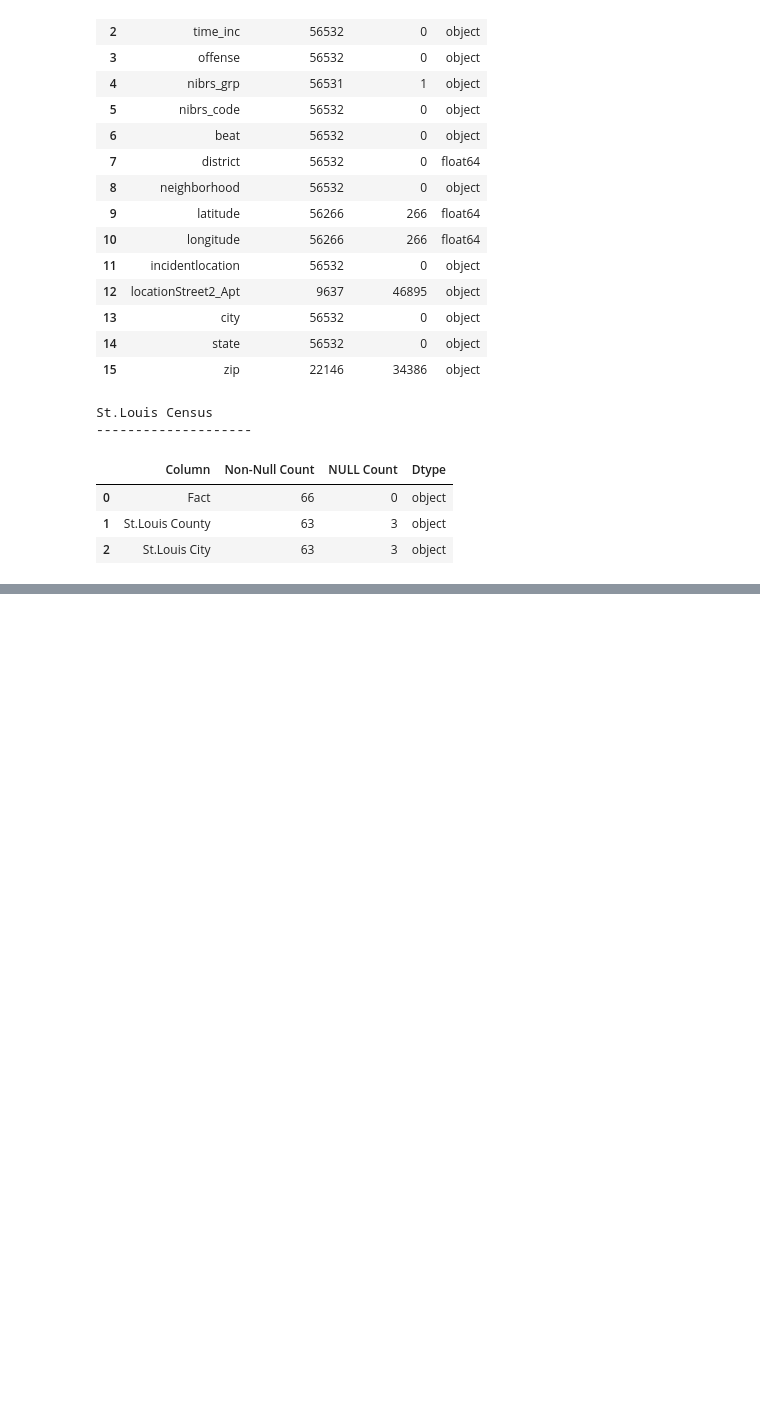
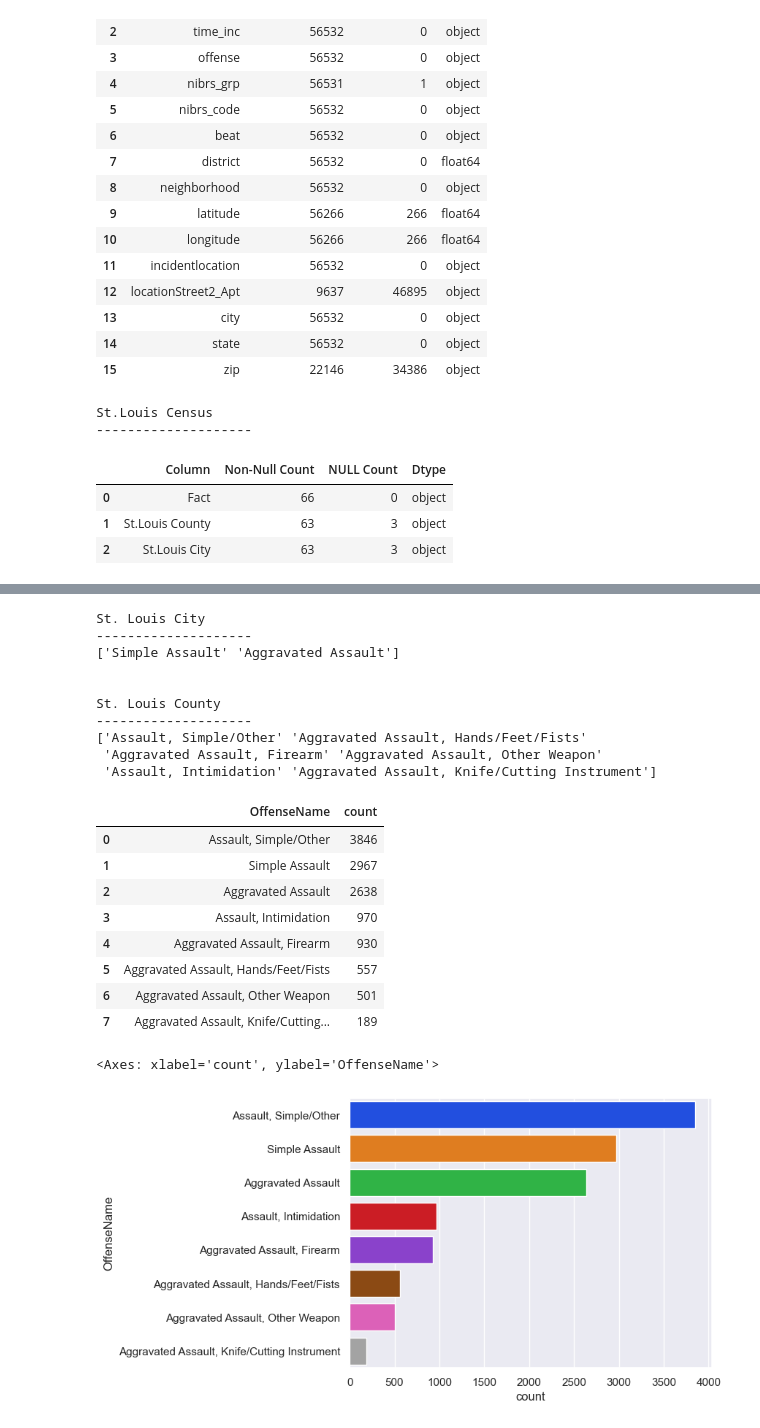
Before and after one commit to KyleHoss/Data-Science-Portfolio, a Jupyter notebook: General Analysis/St-Louis-Crime/StlCrimeAnalysis.ipynb, the cells around one changed output, grey strips where cells are left out. Cells and saved outputs as stored; diff of their text form; code cells hidden in the pictures; blank space fills up the shorter version.

```diff
--- a/General Analysis/St-Louis-Crime/StlCrimeAnalysis.ipynb
+++ b/General Analysis/St-Louis-Crime/StlCrimeAnalysis.ipynb
@@ -154,0 +301,6 @@ array(['Property', 'Society', 'Person'], dtype=object)
+# %%
+# Make Datetime the date plus the time difference in hours if the hours are over 24.
+stl_city_df['Datetime'] = (pd.to_datetime(stl_city_df['date_inc'], format='%Y-%m-%d') + pd.to_timedelta(stl_city_df['time_inc']))
+
+# Show Correct Time of Crimes
+stl_city_df['Datetime'].astype(str).str[10:16].unique()
@@ -154,0 +378,6 @@ array(['Property', 'Society', 'Person'], dtype=object)
+# %%
+# Convert the data it was called in to DateTime Format
+stl_county_df['Datetime'] = pd.to_datetime(stl_county_df['dtCalledIntoCad'])
+
+# Show the times
+stl_county_df['Datetime'].head(3)
@@ -154,0 +549,32 @@ array(['Property', 'Society', 'Person'], dtype=object)
+# %%
+offenseName = 'Assault'
+
+print('St. Louis City')
+print('-'*20)
+print(stl_city_df[stl_city_df['OffenseName'].str.contains(offenseName, na=False)]['OffenseName'].unique())
+
+print('\n\nSt. Louis County')
+print('-'*20)
+print(stl_county_df[stl_county_df['OffenseName'].str.contains(offenseName, na=False)]['OffenseName'].unique())
+# %% [output]
+St. Louis City
+--------------------
+['Simple Assault' 'Aggravated Assault']
+
+
+St. Louis County
+--------------------
+['Assault, Simple/Other' 'Aggravated Assault, Hands/Feet/Fists'
+ 'Aggravated Assault, Firearm' 'Aggravated Assault, Other Weapon'
+ 'Assault, Intimidation' 'Aggravated Assault, Knife/Cutting Instrument']
+|  | OffenseName | count |
+| 0 | Assault, Simple/Other | 3846 |
+| 1 | Simple Assault | 2967 |
+| 2 | Aggravated Assault | 2638 |
+| 3 | Assault, Intimidation | 970 |
+| 4 | Aggravated Assault, Firearm | 930 |
+| 5 | Aggravated Assault, Hands/Feet/Fists | 557 |
+| 6 | Aggravated Assault, Other Weapon | 501 |
+| 7 | Aggravated Assault, Knife/Cutting... | 189 |
+<Axes: xlabel='count', ylabel='OffenseName'>
+[figure, added]
```
Also changed, not shown: parts of 34 cells of this notebook, 1 other file.
